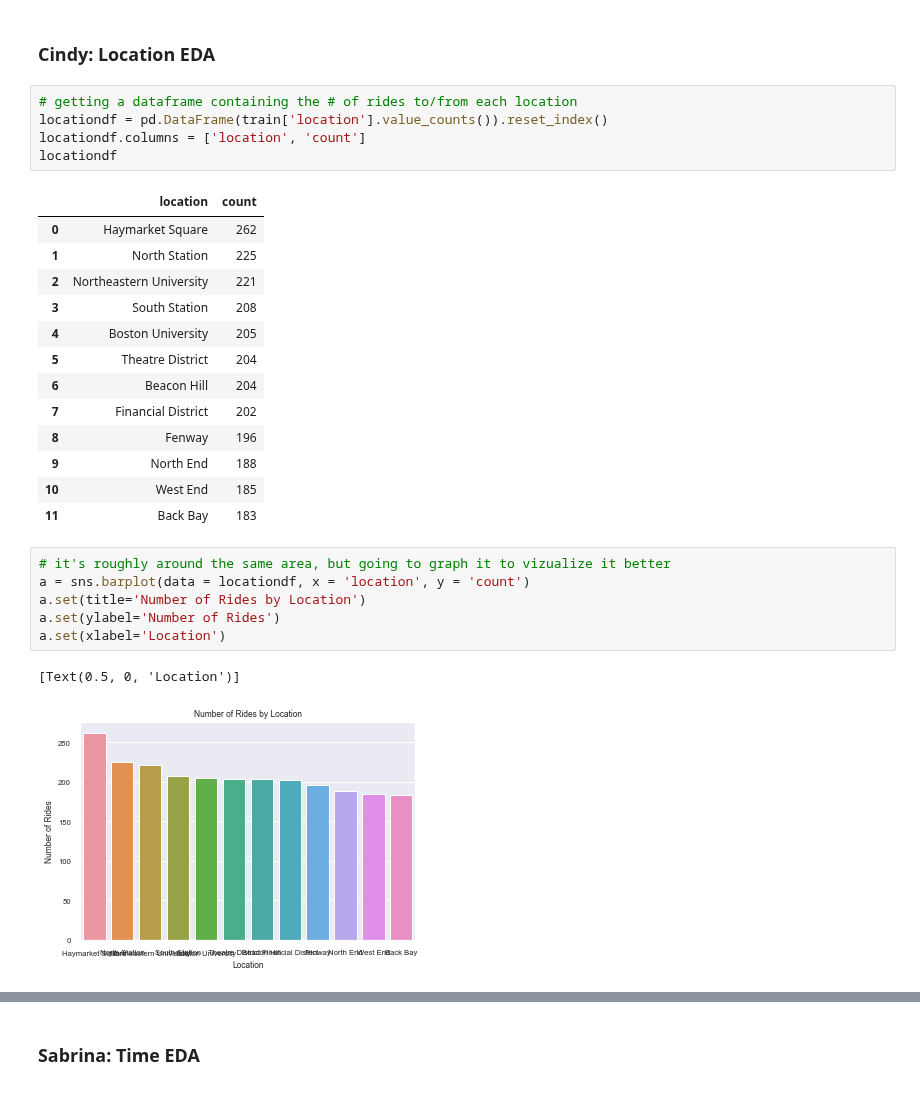
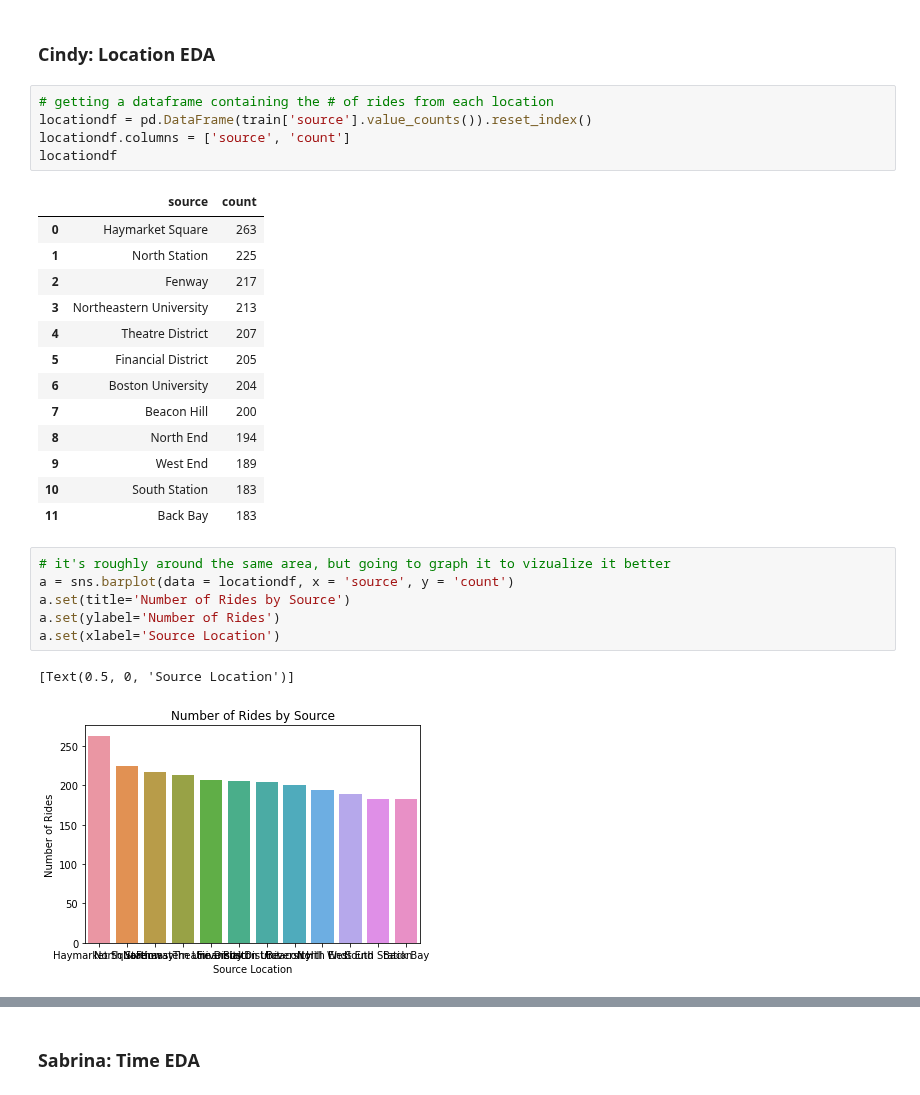
Before and after one commit to cndywu/TheYelpers, a Jupyter notebook: Project Code Template New.ipynb, the cells around one changed output, grey strips where cells are left out. Drawn from its saved outputs; the diff is of its cells as text.

```diff
--- a/Project Code Template New.ipynb
+++ b/Project Code Template New.ipynb
@@ -274,30 +255,30 @@ Text(0, 0.5, 'Price')
 # %% [markdown]
 ### Cindy: Location EDA
 # %%
-# getting a dataframe containing the # of rides to/from each location
-locationdf = pd.DataFrame(train['location'].value_counts()).reset_index()
-locationdf.columns = ['location', 'count']
+# getting a dataframe containing the # of rides from each location
+locationdf = pd.DataFrame(train['source'].value_counts()).reset_index()
+locationdf.columns = ['source', 'count']
 locationdf
 # %% [output]
-|  | location | count |
-| 0 | Haymarket Square | 262 |
+|  | source | count |
+| 0 | Haymarket Square | 263 |
 | 1 | North Station | 225 |
-| 2 | Northeastern University | 221 |
-| 3 | South Station | 208 |
-| 4 | Boston University | 205 |
-| 5 | Theatre District | 204 |
-| 6 | Beacon Hill | 204 |
-| 7 | Financial District | 202 |
-| 8 | Fenway | 196 |
-| 9 | North End | 188 |
-| 10 | West End | 185 |
+| 2 | Fenway | 217 |
+| 3 | Northeastern University | 213 |
+| 4 | Theatre District | 207 |
+| 5 | Financial District | 205 |
+| 6 | Boston University | 204 |
+| 7 | Beacon Hill | 200 |
+| 8 | North End | 194 |
+| 9 | West End | 189 |
+| 10 | South Station | 183 |
 | 11 | Back Bay | 183 |
 # %%
 # it's roughly around the same area, but going to graph it to vizualize it better
-a = sns.barplot(data = locationdf, x = 'location', y = 'count')
-a.set(title='Number of Rides by Location')
+a = sns.barplot(data = locationdf, x = 'source', y = 'count')
+a.set(title='Number of Rides by Source')
 a.set(ylabel='Number of Rides')
-a.set(xlabel='Location')
+a.set(xlabel='Source Location')
 # %% [output]
-[Text(0.5, 0, 'Location')]
+[Text(0.5, 0, 'Source Location')]
-[figure, old version]
+[figure, new version]
```
Also changed, not shown: parts of 47 cells of this notebook.
